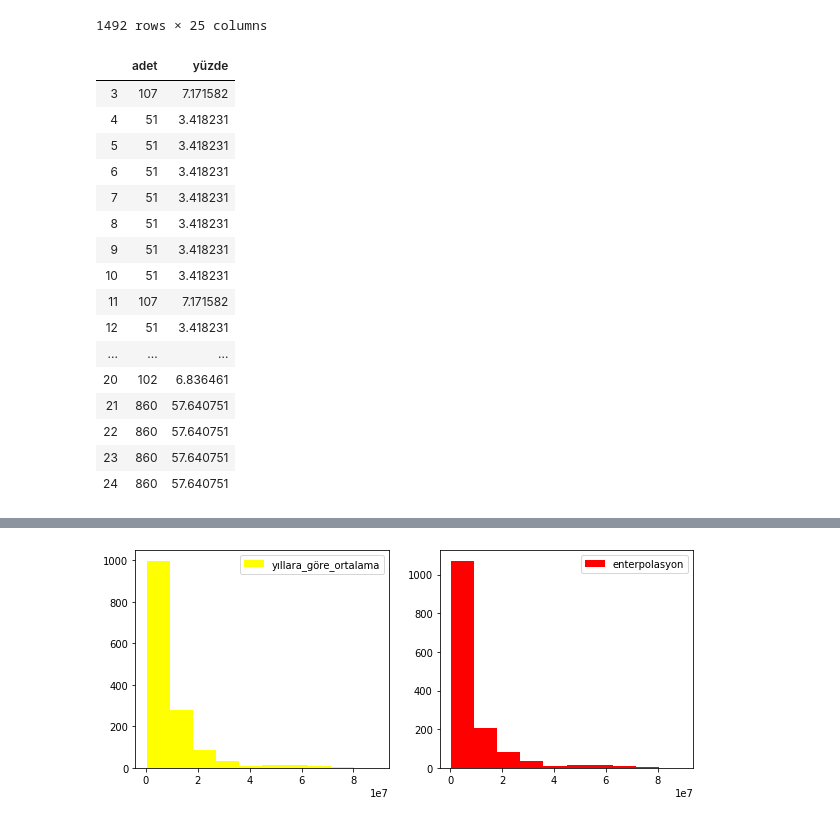
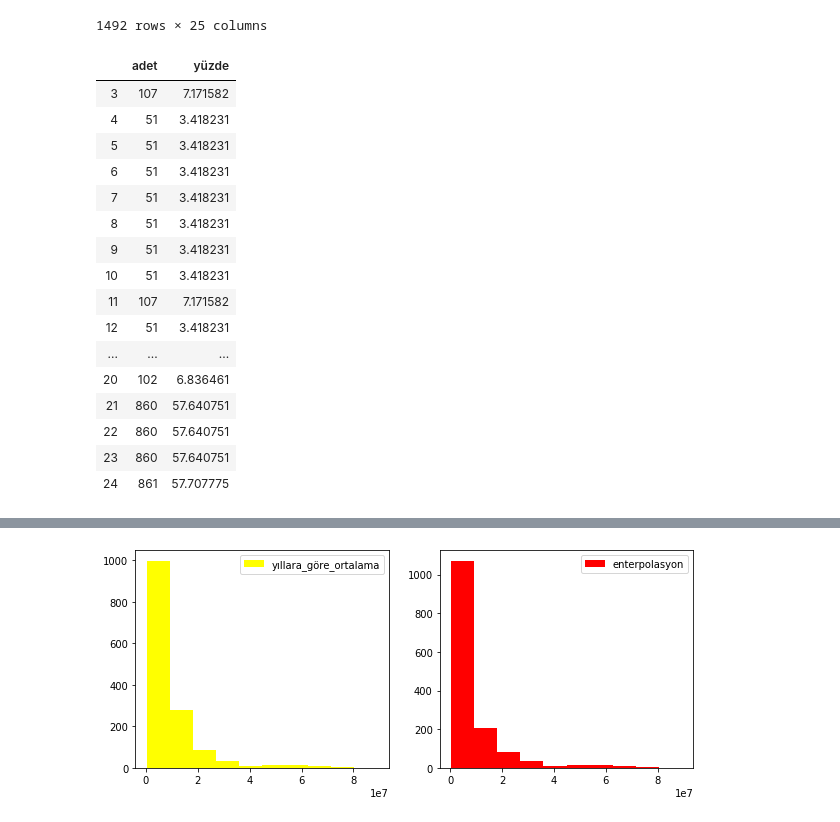
Before and after one commit to mdurular/kisisel-veri-analizi, a Jupyter notebook: Veri Temizliği Kayıp değerler ünitesi Ödevi.ipynb, the cells around one changed output, grey strips where cells are left out. Cells and saved outputs as stored; diff of their text form; code cells hidden in the pictures.

```diff
--- a/Veri Temizliği Kayıp değerler ünitesi Ödevi.ipynb
+++ b/Veri Temizliği Kayıp değerler ünitesi Ödevi.ipynb
@@ -110,22 +159,22 @@ states_all3
 | 1491 | 2017_WYOMING | WYOMING | 2017 | NaN | NaN | NaN | NaN | NaN | ... |
 1492 rows × 25 columns
 # %%
-null_hesapla(states_all2)
+null_hesapla(states_all3)
 # %% [output]
 |  | adet | yüzde |
 | 3 | 107 | 7.171582 |
 | 4 | 51 | 3.418231 |
 | 5 | 51 | 3.418231 |
 | 6 | 51 | 3.418231 |
 | 7 | 51 | 3.418231 |
 | 8 | 51 | 3.418231 |
 | 9 | 51 | 3.418231 |
 | 10 | 51 | 3.418231 |
 | 11 | 107 | 7.171582 |
 | 12 | 51 | 3.418231 |
 | ... | ... | ... |
 | 20 | 102 | 6.836461 |
 | 21 | 860 | 57.640751 |
 | 22 | 860 | 57.640751 |
 | 23 | 860 | 57.640751 |
-| 24 | 860 | 57.640751 |
+| 24 | 861 | 57.707775 |
```
Also changed, not shown: parts of 15 cells of this notebook.
